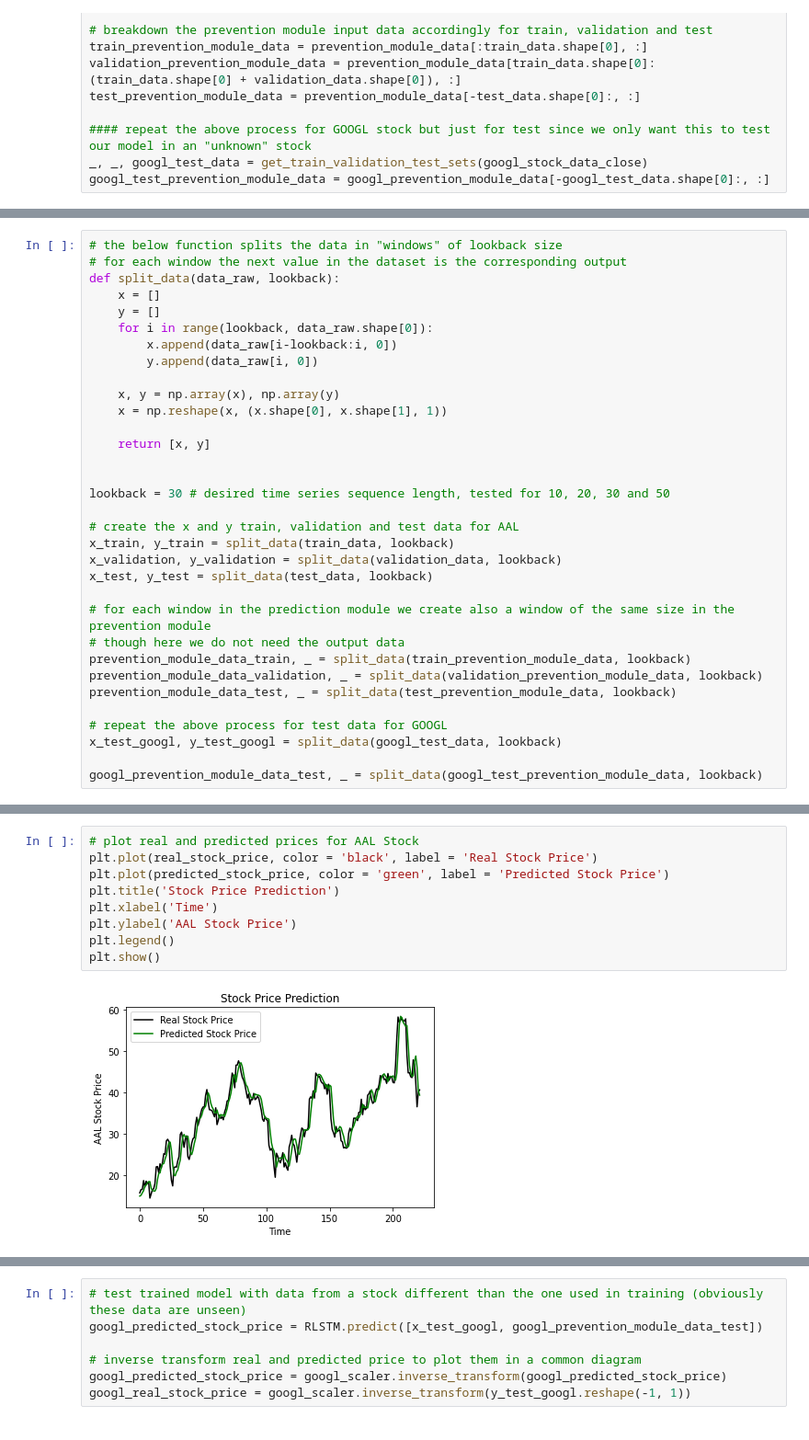
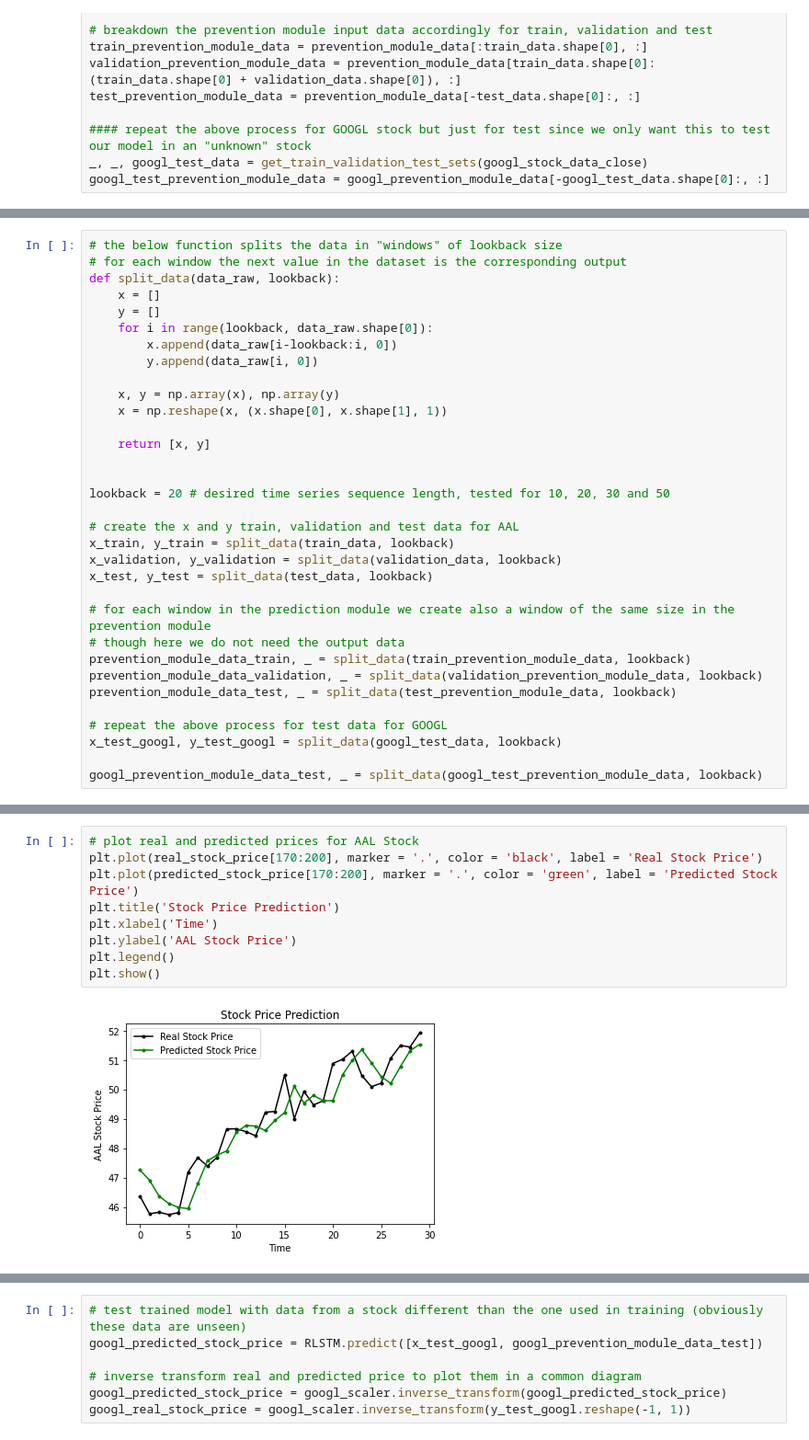
Before and after one commit to karabasisilias92/deep-neural-nets-stock-prediction-models, a Jupyter notebook: Deep_Neural_Nets_Project_RLSTM.ipynb, the cells around one changed output, grey strips where cells are left out. Shown: that part at 92% size. Cells and saved outputs as stored; diff of their text form.

```diff
--- a/Deep_Neural_Nets_Project_RLSTM.ipynb
+++ b/Deep_Neural_Nets_Project_RLSTM.ipynb
@@ -110,7 +111,7 @@ def split_data(data_raw, lookback):
     return [x, y]
 
 
-lookback = 30 # desired time series sequence length, tested for 10, 20, 30 and 50
+lookback = 20 # desired time series sequence length, tested for 10, 20, 30 and 50
 
 # create the x and y train, validation and test data for AAL
 x_train, y_train = split_data(train_data, lookback)
@@ -221,14 +227,14 @@ real_stock_price = aal_scaler.inverse_transform(y_test.reshape(-1, 1))
 # %%
 # plot real and predicted prices for AAL Stock
-plt.plot(real_stock_price, color = 'black', label = 'Real Stock Price')
-plt.plot(predicted_stock_price, color = 'green', label = 'Predicted Stock Price')
+plt.plot(real_stock_price[170:200], marker = '.', color = 'black', label = 'Real Stock Price')
+plt.plot(predicted_stock_price[170:200], marker = '.', color = 'green', label = 'Predicted Stock Price')
 plt.title('Stock Price Prediction')
 plt.xlabel('Time')
 plt.ylabel('AAL Stock Price')
 plt.legend()
 plt.show()
 # %% [output]
-[figure, old version]
+[figure, new version]
 # %%
 # evaluate model for test set with AAL data
 RLSTM.evaluate([x_test, prevention_module_data_test], y_test, batch_size=32)
```
Also changed, not shown: parts of 8 cells of this notebook, 1 other file.
